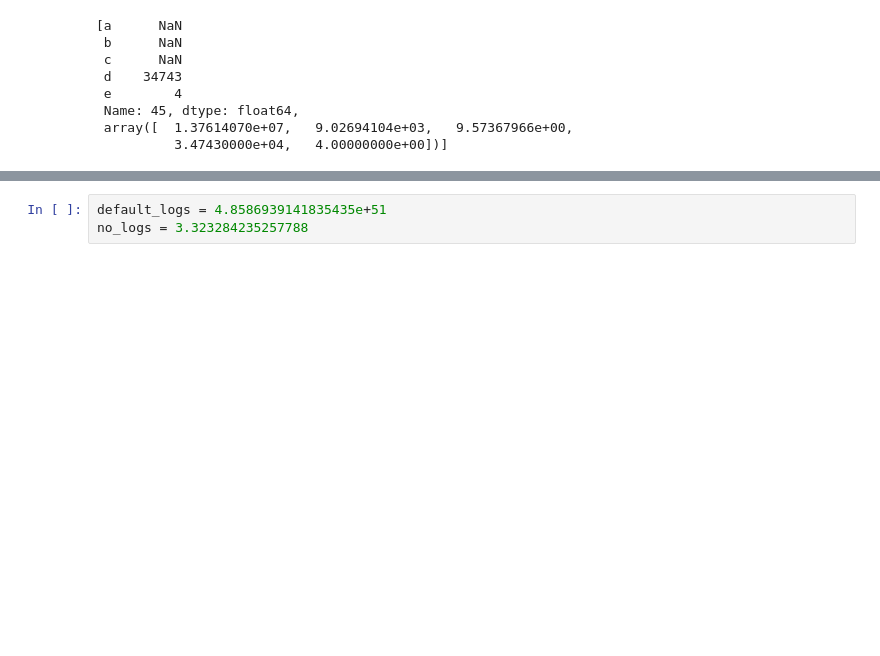
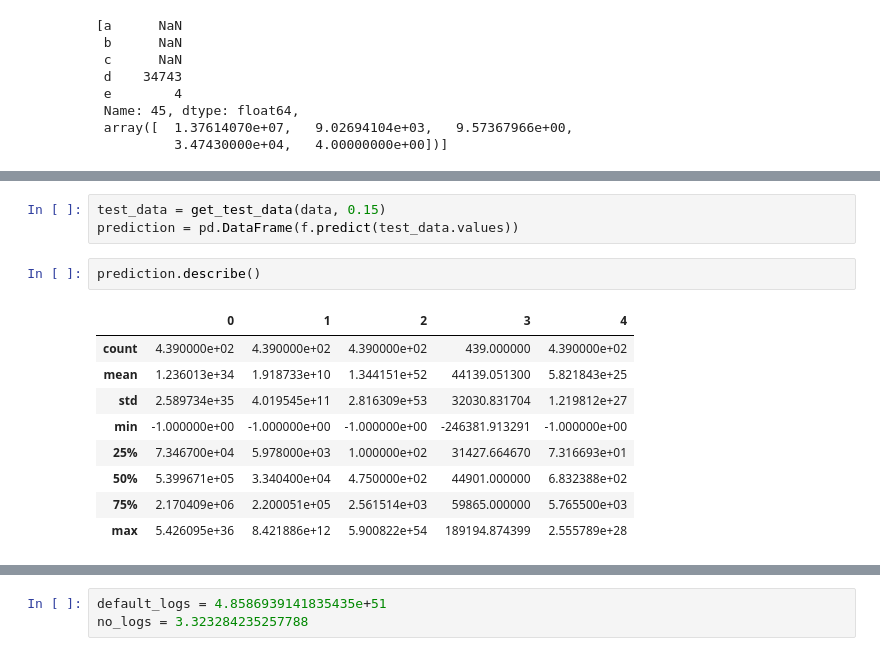
Before and after one commit to Alexander-Morgun/DataCompletion, a Jupyter notebook: Report.ipynb, the cells around one changed output, grey strips where cells are left out. Saved outputs shown, nothing was run; the diff lists cells and outputs as text; blank space fills up the shorter version.

```diff
--- a/Report.ipynb
+++ b/Report.ipynb
@@ -263,0 +248,15 @@ test_filler(f, train_data, threshold=0.2)
+# %%
+test_data = get_test_data(data, 0.15)
+prediction = pd.DataFrame(f.predict(test_data.values))
+# %%
+prediction.describe()
+# %% [output]
+|  | 0 | 1 | 2 | 3 | 4 |
+| count | 4.390000e+02 | 4.390000e+02 | 4.390000e+02 | 439.000000 | 4.390000e+02 |
+| mean | 1.236013e+34 | 1.918733e+10 | 1.344151e+52 | 44139.051300 | 5.821843e+25 |
+| std | 2.589734e+35 | 4.019545e+11 | 2.816309e+53 | 32030.831704 | 1.219812e+27 |
+| min | -1.000000e+00 | -1.000000e+00 | -1.000000e+00 | -246381.913291 | -1.000000e+00 |
+| 25% | 7.346700e+04 | 5.978000e+03 | 1.000000e+02 | 31427.664670 | 7.316693e+01 |
+| 50% | 5.399671e+05 | 3.340400e+04 | 4.750000e+02 | 44901.000000 | 6.832388e+02 |
+| 75% | 2.170409e+06 | 2.200051e+05 | 2.561514e+03 | 59865.000000 | 5.765500e+03 |
+| max | 5.426095e+36 | 8.421886e+12 | 5.900822e+54 | 189194.874399 | 2.555789e+28 |
```
Also changed, not shown: parts of 30 cells of this notebook.
